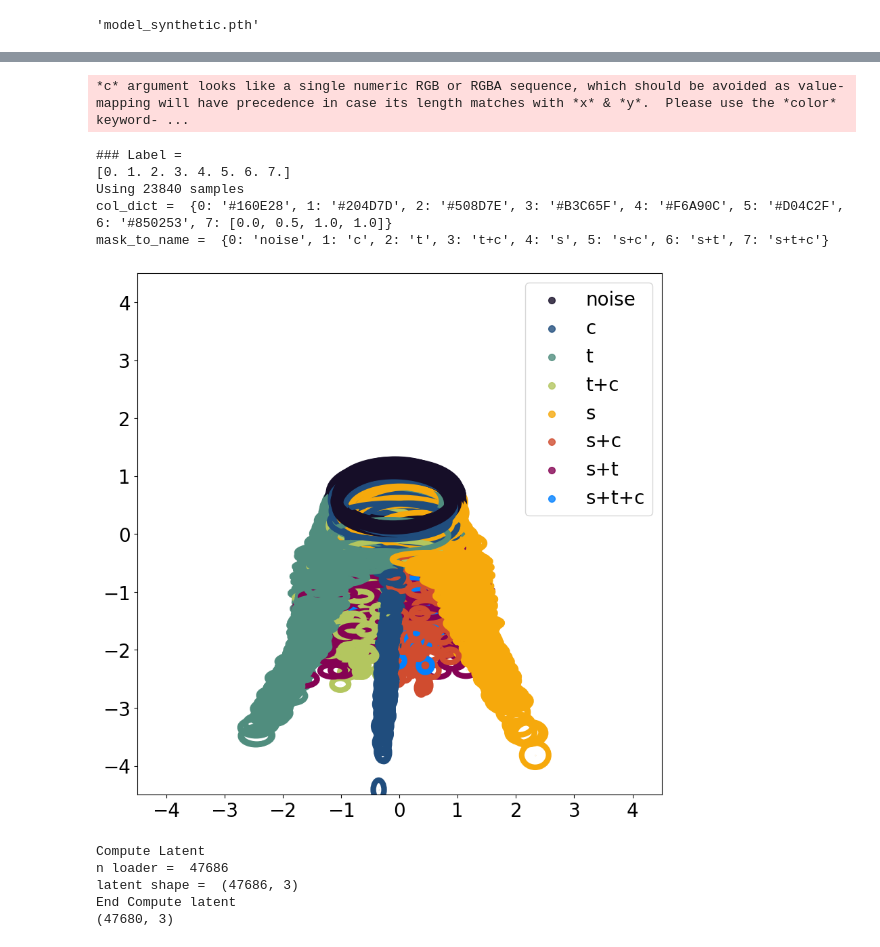
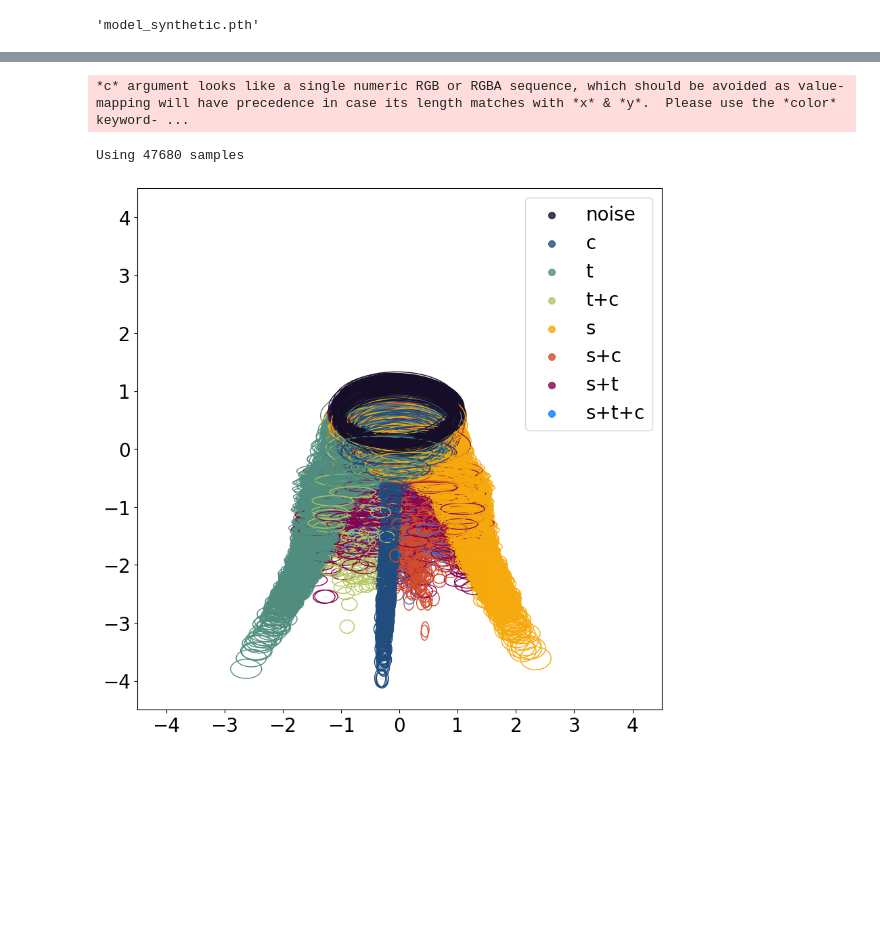
Before and after one commit to vandeplaslab/sisal, a Jupyter notebook: experiments/synthetic_data/synthetic_data.ipynb, the cells around one changed output, grey strips where cells are left out. Drawn from its saved outputs; the diff is of its cells as text; code cells hidden in the pictures; blank space fills up the shorter version.

```diff
--- a/experiments/synthetic_data/synthetic_data.ipynb
+++ b/experiments/synthetic_data/synthetic_data.ipynb
@@ -87,20 +85,6 @@ End Compute latent
 # %%
-p.plot_latent_dim_with_var(mask_to_name,p=0.5)
+p.plot_latent_dim_with_var(mask_to_name,p=0.2)
 # %% [output]
 *c* argument looks like a single numeric RGB or RGBA sequence, which should be avoided as value-mapping will have precedence in case its length matches with *x* & *y*.  Please use the *color* keyword- ...
-### Label =
-[0. 1. 2. 3. 4. 5. 6. 7.]
-Using 23840 samples
-col_dict =  {0: '#160E28', 1: '#204D7D', 2: '#508D7E', 3: '#B3C65F', 4: '#F6A90C', 5: '#D04C2F', 6: '#850253', 7: [0.0, 0.5, 1.0, 1.0]}
-mask_to_name =  {0: 'noise', 1: 'c', 2: 't', 3: 't+c', 4: 's', 5: 's+c', 6: 's+t', 7: 's+t+c'}
+Using 47680 samples
-[figure, old version]
+[figure, new version]
-# %%
-model = torch.load(PATH, map_location=torch.device('cpu'))
-full_latent,vars,label, coeff = compute_latent_synthetic(full_index_loader,model)
-print(full_latent.shape)
-# %% [output]
-Compute Latent
-n loader =  47686
-latent shape =  (47686, 3)
-End Compute latent
-(47680, 3)
```
Also changed, not shown: parts of 4 cells of this notebook, 5 other files.
